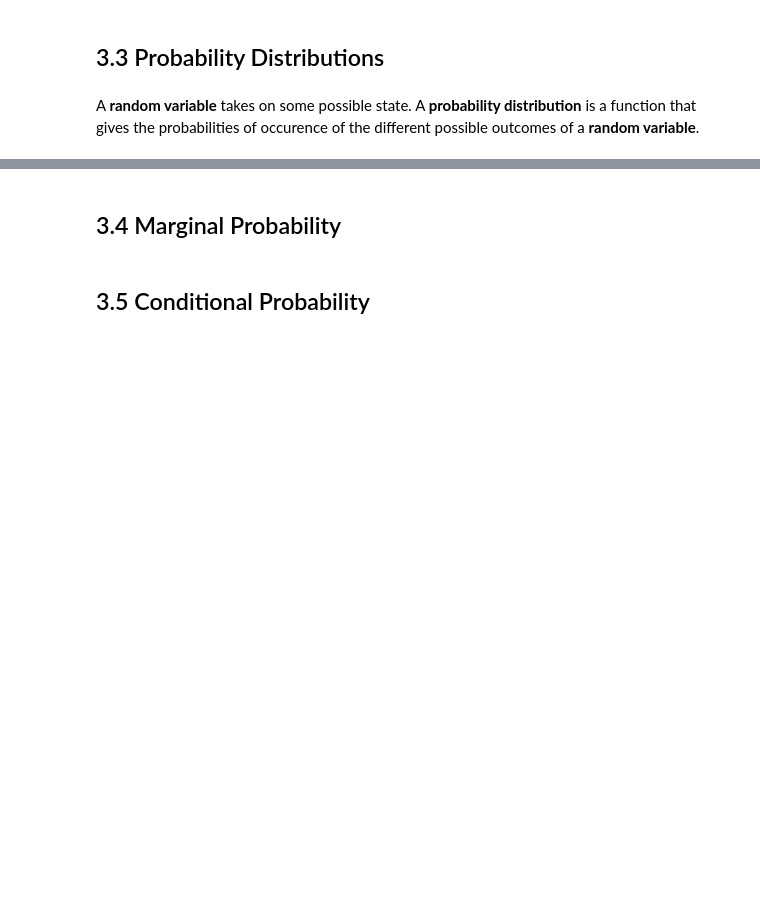
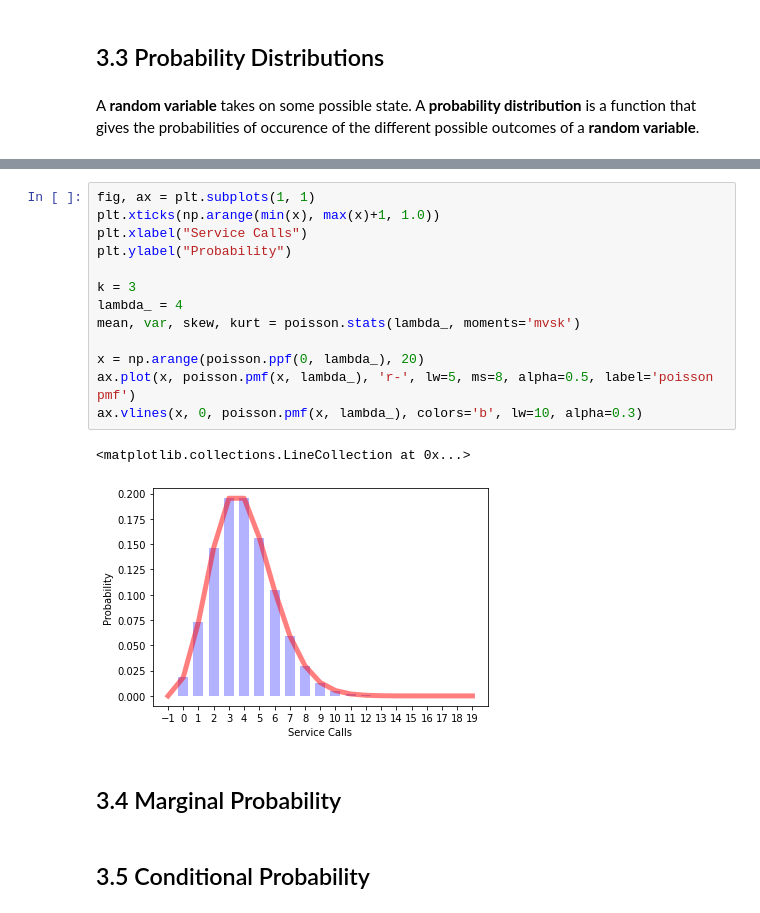
Before and after one commit to wesdoyle/deep-learning-book-notes, a Jupyter notebook: chapter_03_probability_and_information_theory/Chapter 3.1-3.8.ipynb, the cells around one changed output, grey strips where cells are left out. Saved outputs shown, nothing was run; the diff lists cells and outputs as text; blank space fills up the shorter version.

```diff
--- a/chapter_03_probability_and_information_theory/Chapter 3.1-3.8.ipynb
+++ b/chapter_03_probability_and_information_theory/Chapter 3.1-3.8.ipynb
@@ -148,3 +172,19 @@ plt.show()
+# %%
+fig, ax = plt.subplots(1, 1)
+plt.xticks(np.arange(min(x), max(x)+1, 1.0))
+plt.xlabel("Service Calls")
+plt.ylabel("Probability")
+
+k = 3
+lambda_ = 4
+mean, var, skew, kurt = poisson.stats(lambda_, moments='mvsk')
+
+x = np.arange(poisson.ppf(0, lambda_), 20)
+ax.plot(x, poisson.pmf(x, lambda_), 'r-', lw=5, ms=8, alpha=0.5, label='poisson pmf')
+ax.vlines(x, 0, poisson.pmf(x, lambda_), colors='b', lw=10, alpha=0.3)
+# %% [output]
+<matplotlib.collections.LineCollection at 0x...>
+[figure, added]
 # %% [markdown]
 ## 3.4 Marginal Probability
 # %% [markdown]
```
Also changed, not shown: parts of 15 cells of this notebook.
